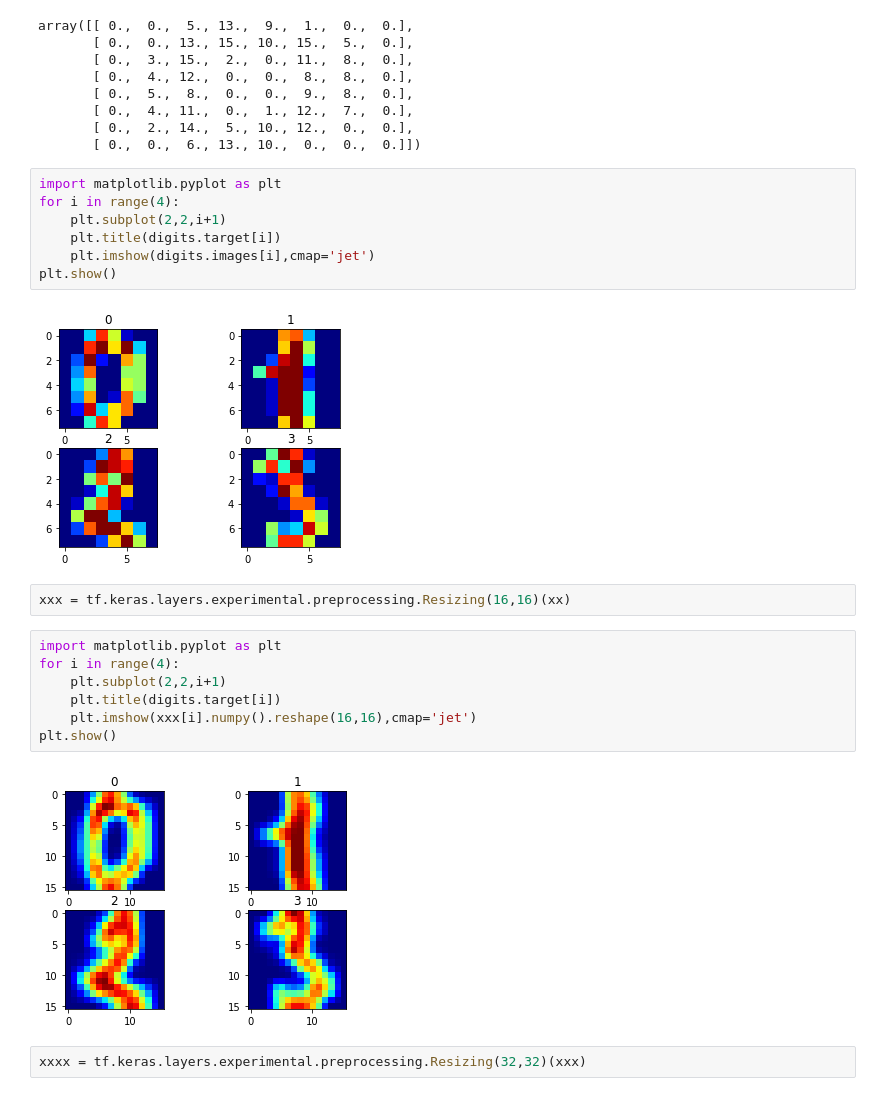
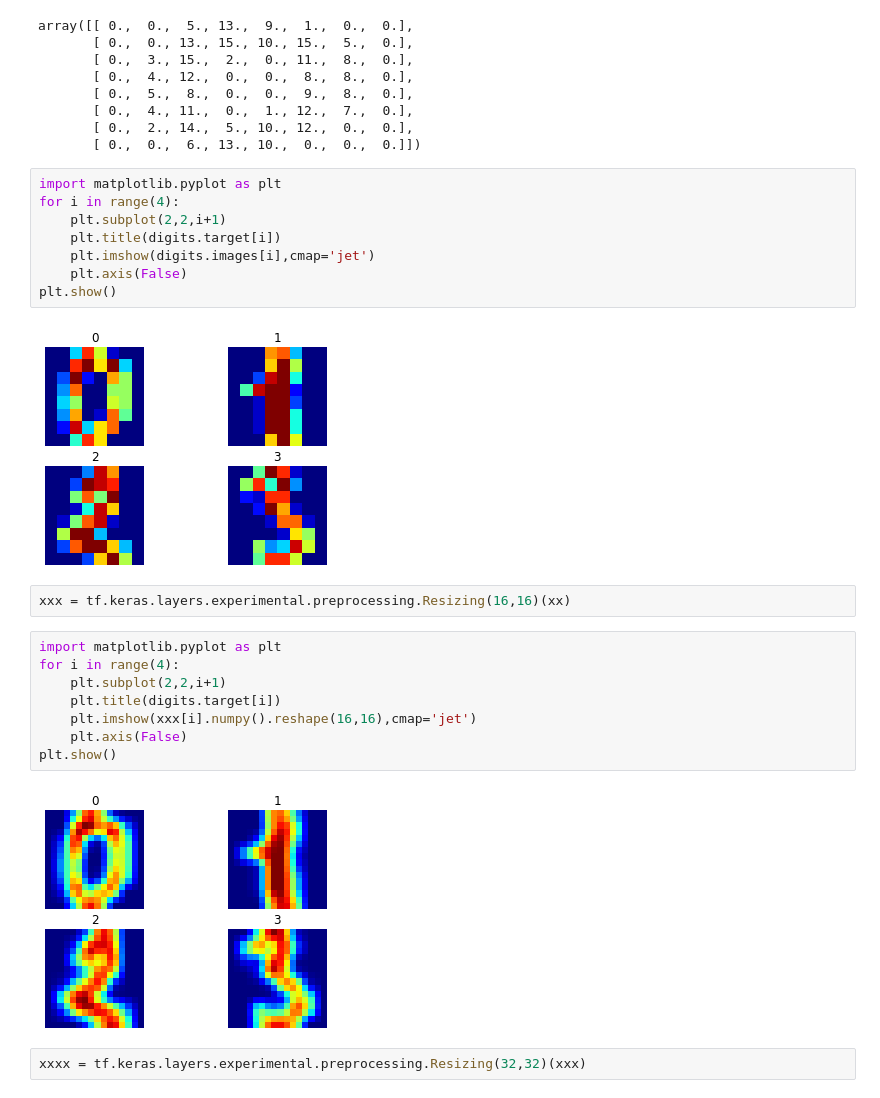
Before and after one commit to chi-hun/chi-hun, a Jupyter notebook: Untitled4.ipynb, the cells around one changed output. Saved outputs shown, nothing was run; the diff lists cells and outputs as text.

```diff
--- a/Untitled4.ipynb
+++ b/Untitled4.ipynb
@@ -1179,20 +1179,22 @@ for i in range(4):
     plt.subplot(2,2,i+1)
     plt.title(digits.target[i])
     plt.imshow(digits.images[i],cmap='jet')
+    plt.axis(False)
 plt.show()
 # %% [output]
-[figure, old version]
+[figure, new version]
 # %%
 xxx = tf.keras.layers.experimental.preprocessing.Resizing(16,16)(xx)
 # %%
 import matplotlib.pyplot as plt
 for i in range(4):
     plt.subplot(2,2,i+1)
     plt.title(digits.target[i])
     plt.imshow(xxx[i].numpy().reshape(16,16),cmap='jet')
+    plt.axis(False)
 plt.show()
 # %% [output]
-[figure, old version]
+[figure, new version]
 # %%
 xxxx = tf.keras.layers.experimental.preprocessing.Resizing(32,32)(xxx)
 # %%
```
Also changed, not shown: parts of 79 cells of this notebook.
